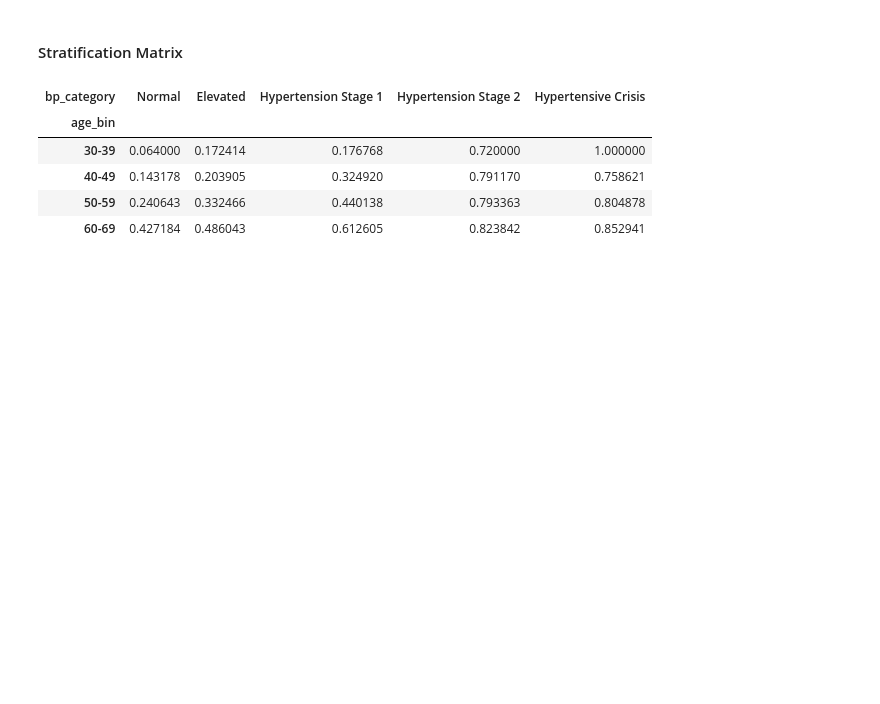
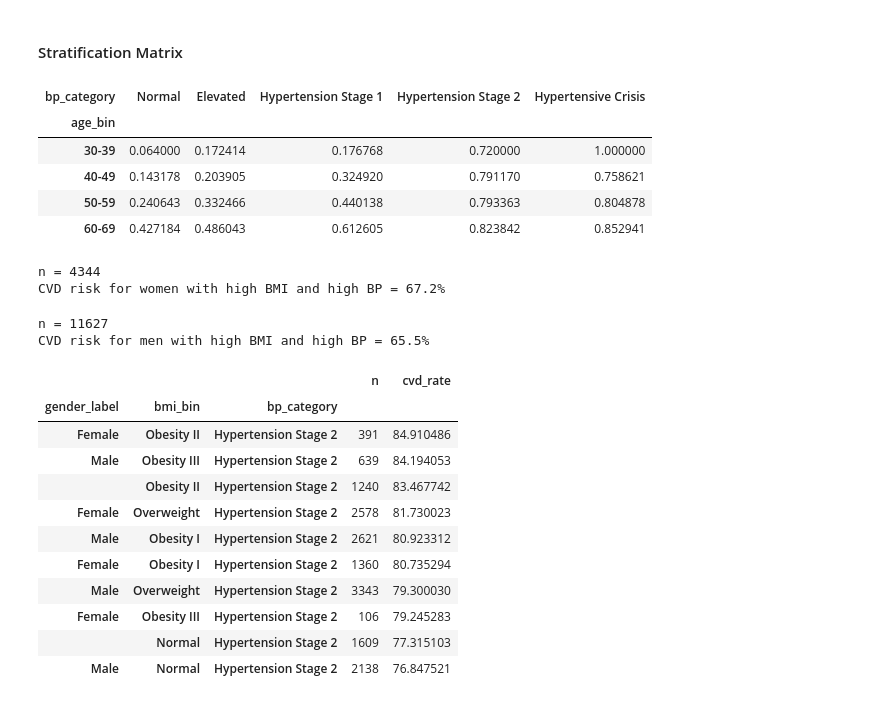
Before and after one commit to lizabguercho/DI_Final_Project_CVD, a Jupyter notebook: Final_project.ipynb, the cells around one changed output. Saved outputs shown, nothing was run; the diff lists cells and outputs as text; code cells hidden in the pictures; blank space fills up the shorter version.

```diff
--- a/Final_project.ipynb
+++ b/Final_project.ipynb
@@ -1088,3 +1088,70 @@ df_clean_summary3.pivot(index="age_bin", columns="bp_category", values="cvd_rate
 df_clean_summary3["cvd_rate"] = pd.to_numeric(df_clean_summary3["cvd_rate"], errors="coerce")
 # %%
 df_clean_final=df_clean.copy()
+# %%
+high_bmi = ["Obesity I", "Obesity II", "Obesity III"]
+high_bp  = ["Hypertension Stage 1", "Hypertension Stage 2"]
+
+sub = df_clean[
+    (df_clean["gender_label"] == "Female") &
+    (df_clean["bmi_bin"].isin(high_bmi)) &
+    (df_clean["bp_category"].isin(high_bp))
+]
+
+n = len(sub)
+risk = sub["cardio"].mean() * 100   # % with CVD in this group
+
+print(f"n = {n}")
+print(f"CVD risk for women with high BMI and high BP = {risk:.1f}%")
+# %% [output]
+n = 4344
+CVD risk for women with high BMI and high BP = 67.2%
+# %%
+high_bmi = ["Obesity I", "Obesity II", "Obesity III"]
+high_bp  = ["Hypertension Stage 1", "Hypertension Stage 2"]
+
+sub = df_clean[
+    (df_clean["gender_label"] == "Male") &
+    (df_clean["bmi_bin"].isin(high_bmi)) &
+    (df_clean["bp_category"].isin(high_bp))
+]
+
+n = len(sub)
+risk = sub["cardio"].mean() * 100   # % with CVD in this group
+
+print(f"n = {n}")
+print(f"CVD risk for men with high BMI and high BP = {risk:.1f}%")
+# %% [output]
+n = 11627
+CVD risk for men with high BMI and high BP = 65.5%
+# %%
+# the group wih the highest risk for CVD among the dataset
+risk_table = (
+    df_clean
+    .groupby(["gender_label", "bmi_bin", "bp_category"])
+    .agg(
+        n=("cardio", "size"),
+        cvd_rate=("cardio", "mean")
+    )
+)
+
+risk_table["cvd_rate"] = risk_table["cvd_rate"] * 100
+
+# keep only groups with enough people (e.g. at least 50) to avoid tiny noisy groups
+risk_table = risk_table.query("n >= 50")
+
+# sort by highest CVD rate
+risk_table.sort_values("cvd_rate", ascending=False).head(10)
+# %% [output]
+|  |  |  | n | cvd_rate |
+| gender_label | bmi_bin | bp_category |  |  |
+| Female | Obesity II | Hypertension Stage 2 | 391 | 84.910486 |
+| Male | Obesity III | Hypertension Stage 2 | 639 | 84.194053 |
+|  | Obesity II | Hypertension Stage 2 | 1240 | 83.467742 |
+| Female | Overweight | Hypertension Stage 2 | 2578 | 81.730023 |
+| Male | Obesity I | Hypertension Stage 2 | 2621 | 80.923312 |
+| Female | Obesity I | Hypertension Stage 2 | 1360 | 80.735294 |
+| Male | Overweight | Hypertension Stage 2 | 3343 | 79.300030 |
+| Female | Obesity III | Hypertension Stage 2 | 106 | 79.245283 |
+|  | Normal | Hypertension Stage 2 | 1609 | 77.315103 |
+| Male | Normal | Hypertension Stage 2 | 2138 | 76.847521 |
```
Also changed, not shown: parts of 7 cells of this notebook, 1 other file.
